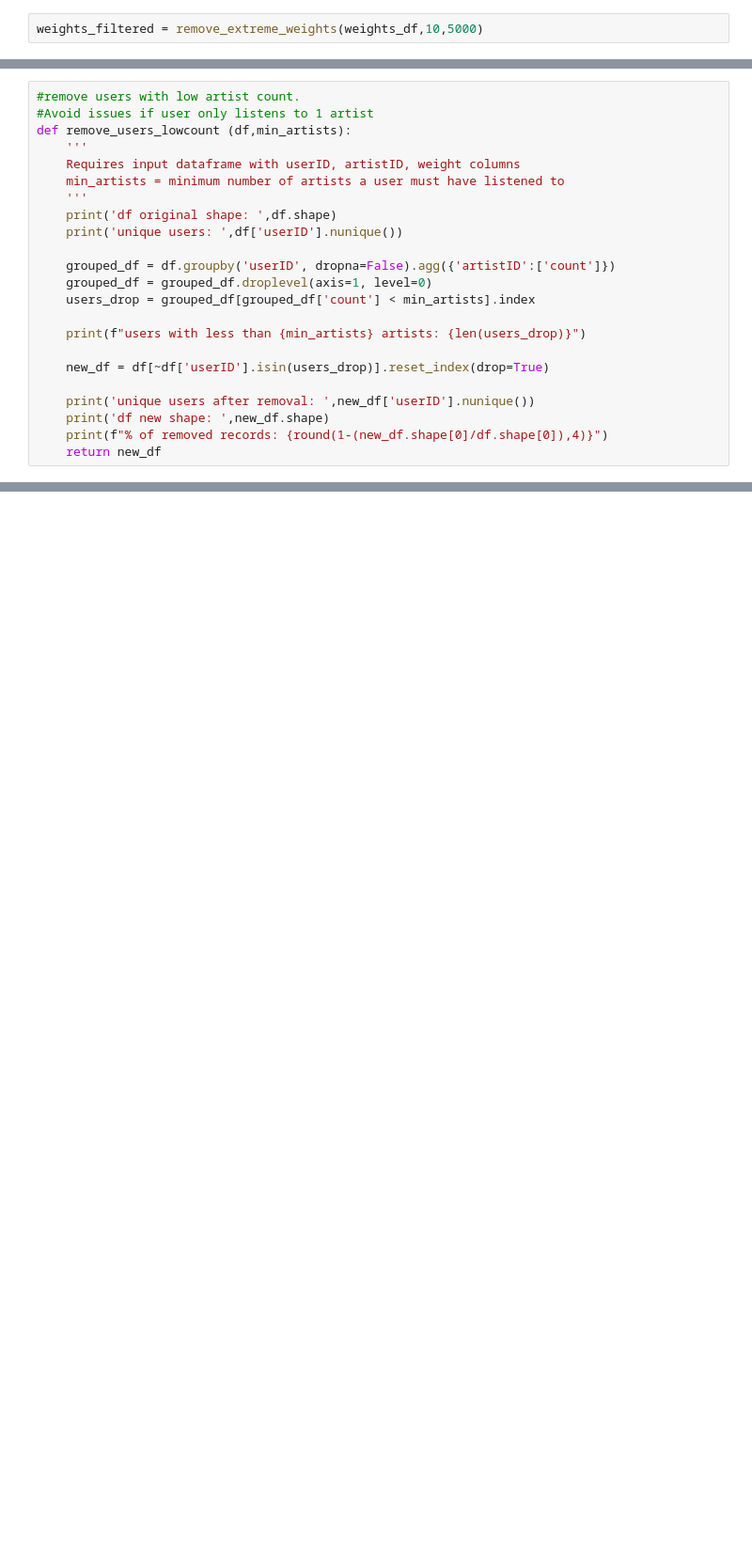
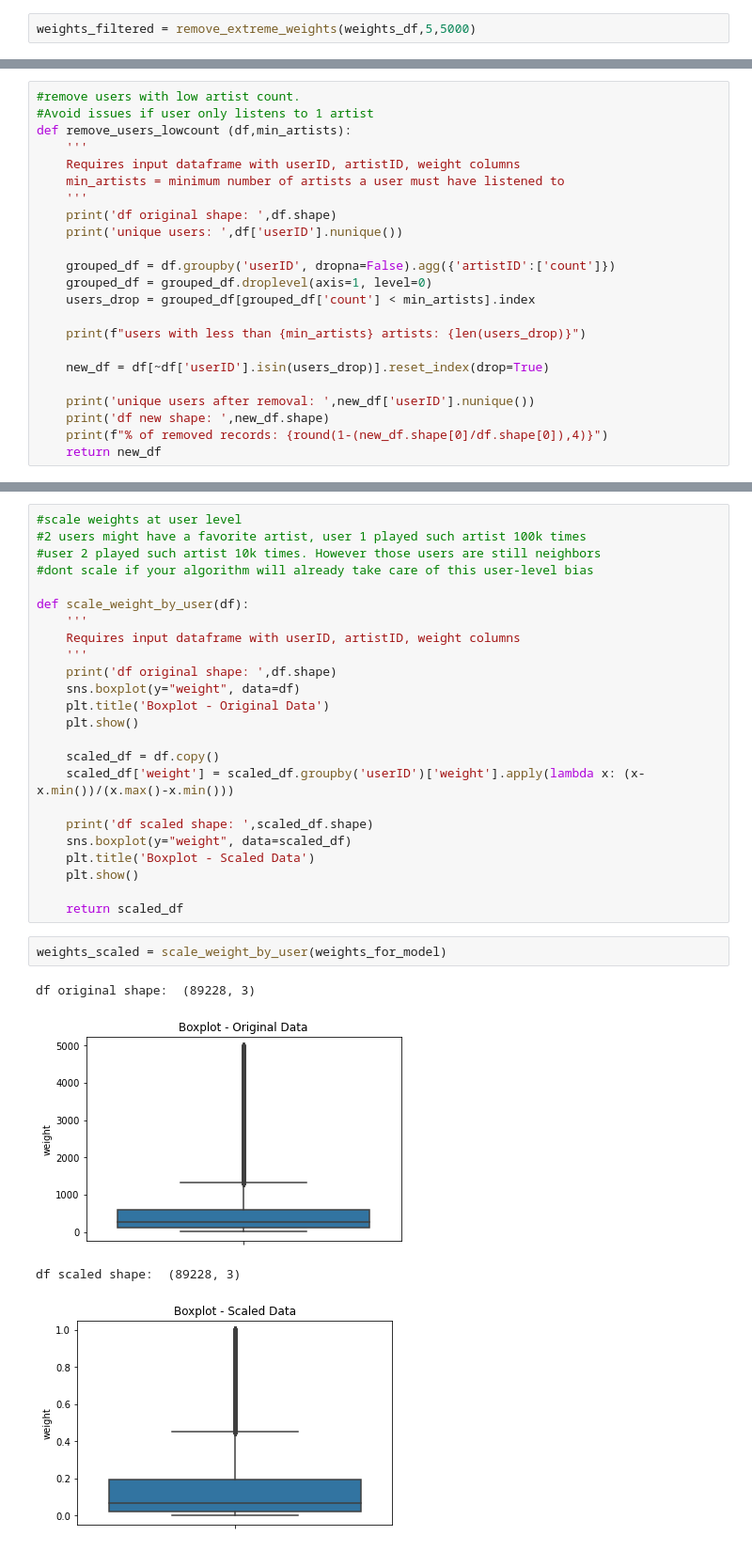
Before and after one commit to luish910/cda_recomm_project, a Jupyter notebook: Processing Functions.ipynb, the cells around one changed output, grey strips where cells are left out. Shown: that part at 94% size. Drawn from its saved outputs; the diff is of its cells as text; blank space fills up the shorter version.

```diff
--- a/Processing Functions.ipynb
+++ b/Processing Functions.ipynb
@@ -64,7 +64,7 @@ def remove_extreme_weights (df,min_weight,max_weight):
 
     return filtered_df
 # %%
-weights_filtered = remove_extreme_weights(weights_df,10,5000)
+weights_filtered = remove_extreme_weights(weights_df,5,5000)
 # %% [output]
 df original shape:  (92834, 3)
 [figure]
@@ -130,3 +130,34 @@ df new shape:  (87441, 3)
+# %%
+#scale weights at user level
+#2 users might have a favorite artist, user 1 played such artist 100k times
+#user 2 played such artist 10k times. However those users are still neighbors
+#dont scale if your algorithm will already take care of this user-level bias
+
+def scale_weight_by_user(df):
+    '''
+    Requires input dataframe with userID, artistID, weight columns
+    '''
+    print('df original shape: ',df.shape)
+    sns.boxplot(y="weight", data=df)
+    plt.title('Boxplot - Original Data')
+    plt.show()
+
+    scaled_df = df.copy()
+    scaled_df['weight'] = scaled_df.groupby('userID')['weight'].apply(lambda x: (x-x.min())/(x.max()-x.min()))
+
+    print('df scaled shape: ',scaled_df.shape)
+    sns.boxplot(y="weight", data=scaled_df)
+    plt.title('Boxplot - Scaled Data')
+    plt.show()
+
+    return scaled_df
+# %%
+weights_scaled = scale_weight_by_user(weights_for_model)
+# %% [output]
+df original shape:  (89228, 3)
+[figure, added]
+df scaled shape:  (89228, 3)
+[figure, added]
 # %%
 def train_test_split(df,sample_size):
     '''
```
Also changed, not shown: parts of 19 cells of this notebook.
